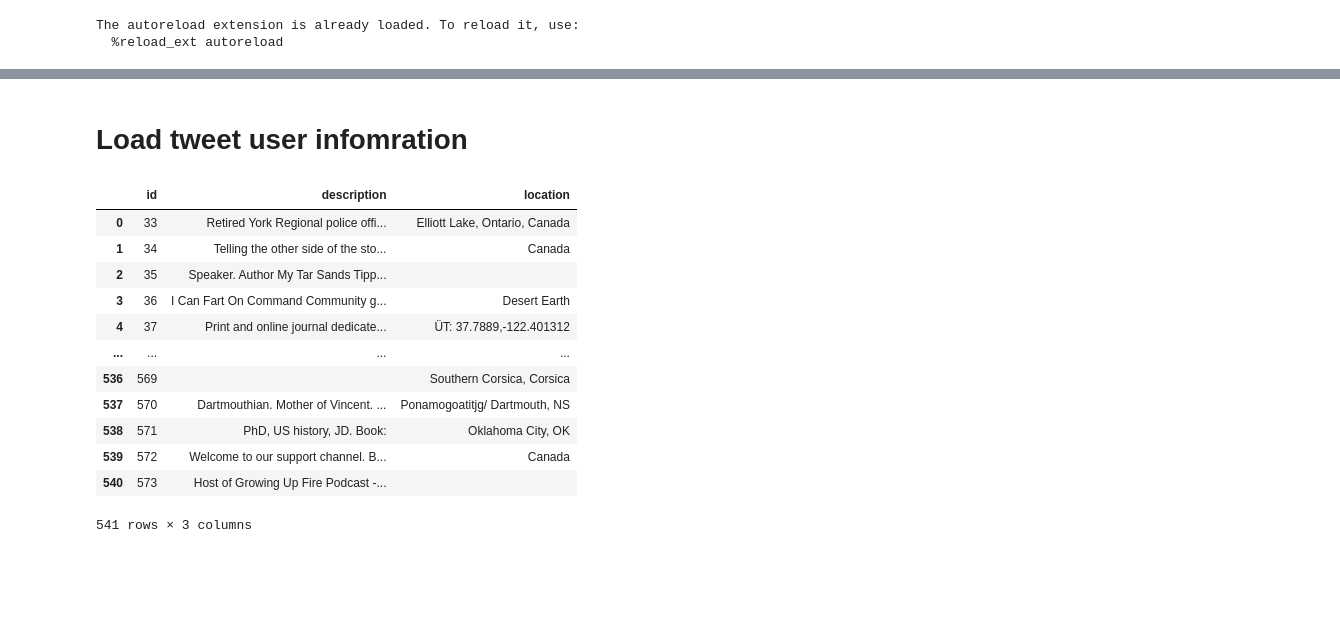
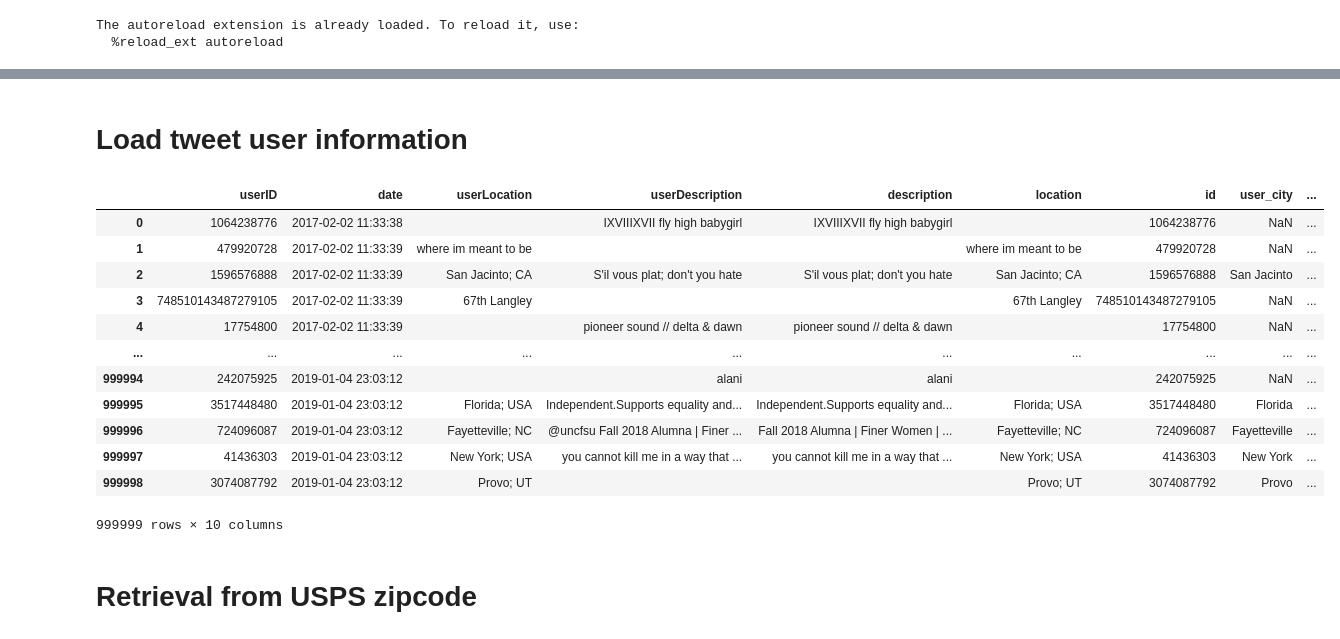
Before and after one commit to gladcolor/Tweet_Geo, a Jupyter notebook: Tweet_Geo.ipynb, the cells around one changed output, grey strips where cells are left out. Saved outputs shown, nothing was run; the diff lists cells and outputs as text; code cells hidden in the pictures; blank space fills up the shorter version.

```diff
--- a/Tweet_Geo.ipynb
+++ b/Tweet_Geo.ipynb
@@ -14,7 +14,7 @@ from IPython.display import clear_output
 # from tiktoken.models import Model
 
 pd.set_option('display.max_colwidth', -1)
-pd.set_option('display.max_row', 100)
+pd.set_option('display.max_rows', 50)
 # %%
 import Tweet_Geo_constants as constants
 import helper
@@ -29,0 +32,6 @@ The autoreload extension is already loaded. To reload it, use:
+# %%
+State_abbr_CSV = r'https://raw.githubusercontent.com/gladcolor/Tweet_Geo/master/state_abbre.csv'
+state_abbr_df = pd.read_csv(State_abbr_CSV)
+state_abbr_df['State'] = state_abbr_df['State'].str.strip()
+state_abbr_df['state_US'] = state_abbr_df['State'].str.title() + "; US"
+state_abbr_df.head()
@@ -30,26 +45,53 @@ The autoreload extension is already loaded. To reload it, use:
+# %%
+# convert two column values into a dictionary: the key is column "State", the value is the column "Abbreviation"
+state_abbr_dict = state_abbr_df.set_index('State')['Abbreviation'].to_dict()
+# state_abbr_dict
 # %% [markdown]
-# Load tweet user infomration
+# Load tweet user information
 # %%
-user_CSV = r'.\user_500.csv'
-raw_user_df = pd.read_csv(user_CSV)
+# user_CSV = r'.\user_500.csv'
+user_CSV = r'E:\OneDrive_PSU\OneDrive - The Pennsylvania State University\Research_doc\Tweet_geo\usall_1m.csv'
 
+# raw_user_df = pd.read_csv(user_CSV).fillna("")
+
+# format the column names
+raw_user_df['description'] = raw_user_df['userDescription']
+raw_user_df['location'] = raw_user_df['userLocation']
+raw_user_df['location'] = raw_user_df['location'].str.replace("\t ", "").replace("\n", "")
+
+raw_user_df['id'] = raw_user_df['userID']
+
+used_cols=['id', 'description', 'location']
 raw_user_df = raw_user_df.fillna("")
 raw_user_df['description'] = raw_user_df['description'].apply(helper.clean_tweet)
 raw_user_df['location'] = raw_user_df['location'].apply(helper.clean_tweet)
 
 
-raw_user_df[['id', 'description', 'location']]
+raw_user_df['user_city'] = raw_user_df['location'].str.split(';').str[-2].str.strip().str.title()
+raw_user_df['user_state'] = raw_user_df['location'].str.split(';').str[-1].str.strip().str.upper()
+raw_user_df['user_state'] = raw_user_df['user_state'].replace(state_abbr_dict)
+raw_user_df['user_state'] = raw_user_df['user_state'].replace({"UNITED STATES": "US", "United States of America": "US", "USA": "US"})
+# raw_user_df['user_state'] = raw_user_df['user_state'].replace({"USA": "US"})
+
+
+
+raw_user_df['user_city_state'] = raw_user_df['user_city'] + '; ' + raw_user_df['user_state']
+
+
+raw_user_df#[used_cols]
 # %% [output]
-|  | id | description | location |
-| 0 | 33 | Retired York Regional police offi... | Elliott Lake, Ontario, Canada |
-| 1 | 34 | Telling the other side of the sto... | Canada |
-| 2 | 35 | Speaker. Author My Tar Sands Tipp... |  |
-| 3 | 36 | I Can Fart On Command Community g... | Desert Earth |
-| 4 | 37 | Print and online journal dedicate... | ÜT: 37.7889,-122.401312 |
-| ... | ... | ... | ... |
-| 536 | 569 |  | Southern Corsica, Corsica |
-| 537 | 570 | Dartmouthian. Mother of Vincent. ... | Ponamogoatitjg/ Dartmouth, NS |
-| 538 | 571 | PhD, US history, JD. Book: | Oklahoma City, OK |
-| 539 | 572 | Welcome to our support channel. B... | Canada |
-| 540 | 573 | Host of Growing Up Fire Podcast -... |  |
+|  | userID | date | userLocation | userDescription | description | location | id | user_city | ... |
+| 0 | 1064238776 | 2017-02-02 11:33:38 |  | IXVIIIXVII fly high babygirl | IXVIIIXVII fly high babygirl |  | 1064238776 | NaN | ... |
+| 1 | 479920728 | 2017-02-02 11:33:39 | where im meant to be |  |  | where im meant to be | 479920728 | NaN | ... |
+| 2 | 1596576888 | 2017-02-02 11:33:39 | San Jacinto; CA | S'il vous plat; don't you hate | S'il vous plat; don't you hate | San Jacinto; CA | 1596576888 | San Jacinto | ... |
+| 3 | 748510143487279105 | 2017-02-02 11:33:39 | 67th Langley |  |  | 67th Langley | 748510143487279105 | NaN | ... |
+| 4 | 17754800 | 2017-02-02 11:33:39 |  | pioneer sound // delta & dawn | pioneer sound // delta & dawn |  | 17754800 | NaN | ... |
+| ... | ... | ... | ... | ... | ... | ... | ... | ... | ... |
+| 999994 | 242075925 | 2019-01-04 23:03:12 |  | alani | alani |  | 242075925 | NaN | ... |
+| 999995 | 3517448480 | 2019-01-04 23:03:12 | Florida; USA | Independent.Supports equality and... | Independent.Supports equality and... | Florida; USA | 3517448480 | Florida | ... |
+| 999996 | 724096087 | 2019-01-04 23:03:12 | Fayetteville; NC | @uncfsu Fall 2018 Alumna | Finer ... | Fall 2018 Alumna | Finer Women | ... | Fayetteville; NC | 724096087 | Fayetteville | ... |
+| 999997 | 41436303 | 2019-01-04 23:03:12 | New York; USA | you cannot kill me in a way that ... | you cannot kill me in a way that ... | New York; USA | 41436303 | New York | ... |
+| 999998 | 3074087792 | 2019-01-04 23:03:12 | Provo; UT |  |  | Provo; UT | 3074087792 | Provo | ... |
-541 rows × 3 columns
+999999 rows × 10 columns
+# %% [markdown]
+# Retrieval from USPS zipcode
```
Also changed, not shown: parts of 61 cells of this notebook, 2 other files.
